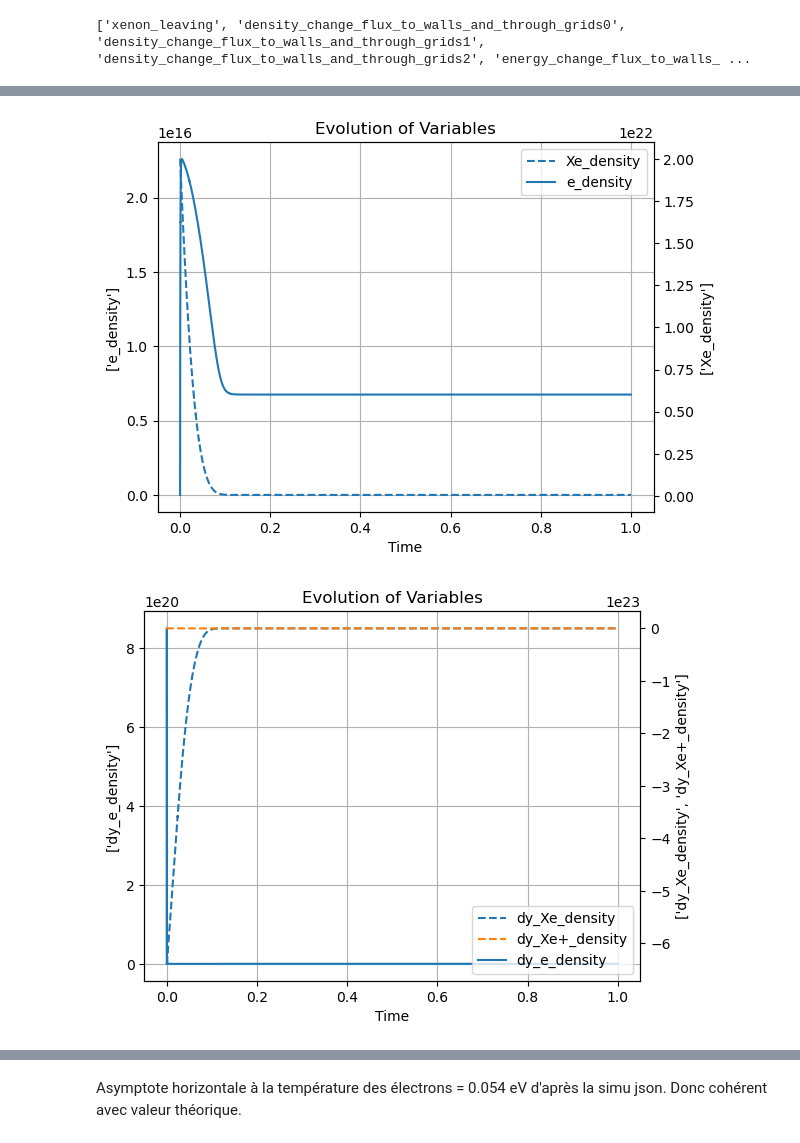
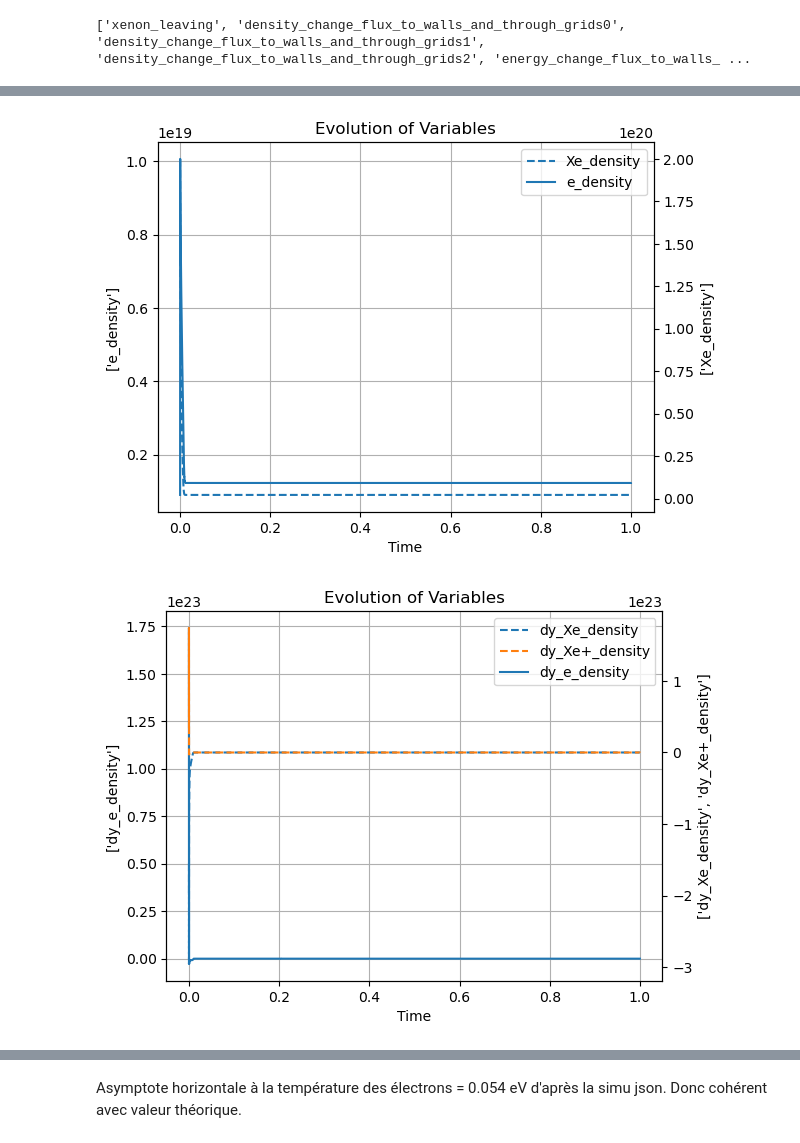
Before and after one commit to sverdier136/AtmopropX__0D-global-model, a Jupyter notebook: src/results_analysis_all_reactions.ipynb, the cells around one changed output, grey strips where cells are left out. Saved outputs shown, nothing was run; the diff lists cells and outputs as text; code cells hidden in the pictures.

```diff
--- a/src/results_analysis_all_reactions.ipynb
+++ b/src/results_analysis_all_reactions.ipynb
@@ -4,7 +4,7 @@ All reactions
 import json
 import numpy as np
 # %%
-log_file_path = '../logs/all_reactions.json'
+log_file_path = '../logs/all_reaction_high_P3.json'
 #log_file_path='../logs/test_simu.json'
 tracked_variables = {}
 with open(log_file_path, 'r') as file:
@@ -69,4 +69,5 @@ plot_variables(['dy_e_density'], ['dy_Xe_density', 'dy_Xe+_density'])
 plot_variables(['Xe+_density'],[])
 plot_variables(['Xe_density'],[])
 plot_variables(['e_density'],[])
+plot_variables(['e_density'],['Xe+_density'])
 # %% [output]
@@ -74,2 +75,2 @@ plot_variables(['e_density'],[])
-[figure, old version]
+[figure, new version]
-[figure, old version]
+[figure, new version]
```
Also changed, not shown: parts of 4 cells of this notebook, 5 other files.
